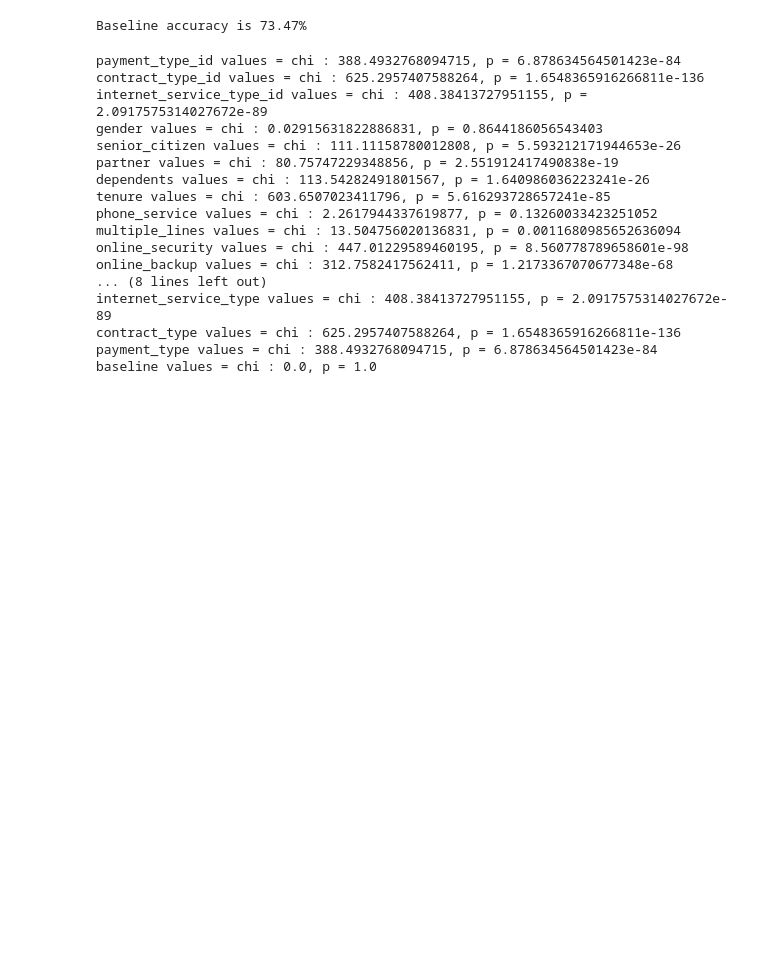
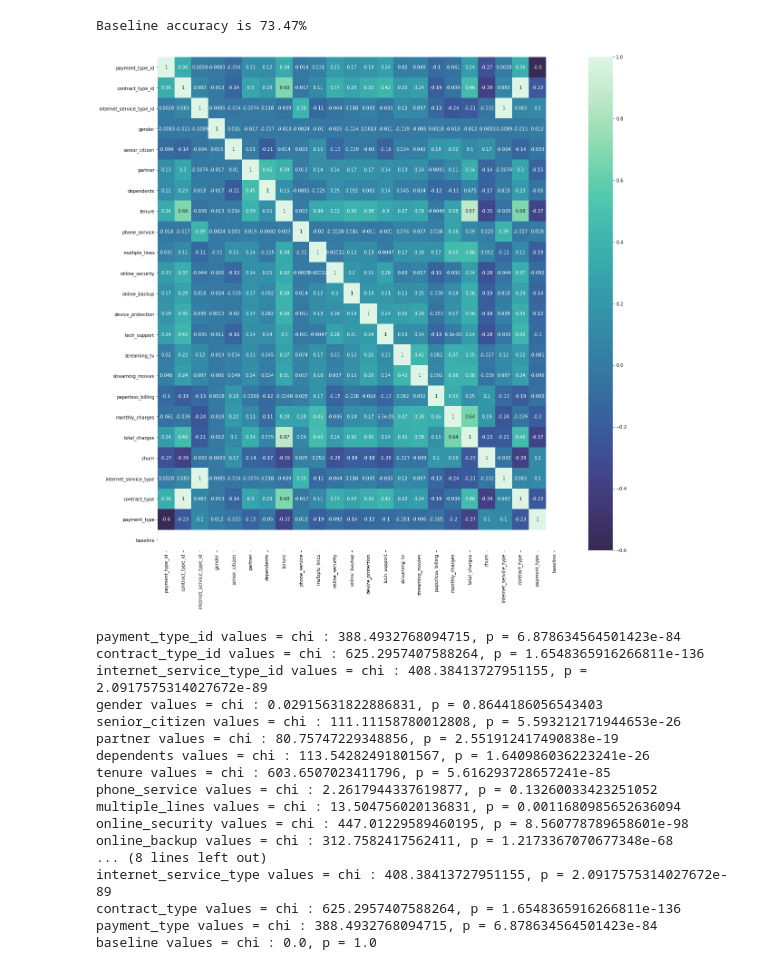
Before and after one commit to parkervoit/telco-classification-project, a Jupyter notebook: telco_workbook.ipynb, the cells around one changed output. Saved outputs shown, nothing was run; the diff lists cells and outputs as text; code cells hidden in the pictures; blank space fills up the shorter version.

```diff
--- a/telco_workbook.ipynb
+++ b/telco_workbook.ipynb
@@ -70,4 +86,4 @@ Name: churn, dtype: int64
 # %%
 churn_db['total_charges'] = churn_db['total_charges'].str.replace(' ', '0.00').astype('float64')
 # %%
-churn_db.drop('customer_id', axis = 1, inplace = True)
+churn_db.drop(['customer_id', 'payment_type_id','contract_type_id','internet_service_type_id'], axis = 1, inplace = True)
@@ -184,7 +224,7 @@ def train_validate_test_split(df, target, seed=123):
                                        stratify=train_validate[target])
     return train, validate, test
 # %%
-train, validate, test = train_validate_test_split(churn_df, 'churn')
+train, validate, test = train_validate_test_split(churn_db, 'churn')
 # %%
 train.head()
 # %% [output]
@@ -207,6 +247,12 @@ X_cols = train.columns.drop(['churn','internet_service_type','contract_type','pa
 X_train, y_train = train[X_cols], train[y_col]
 X_validate, y_validate = validate[X_cols], validate[y_col]
 X_test, y_test = test[X_cols], test[y_col]
+# %%
+plt.figure(figsize = [20,20])
+sns.heatmap(train.corr(), cmap='mako', center=0, annot=True)
+plt.show()
+# %% [output]
+[figure, added]
 # %%
 for x in train.columns:
     cross = pd.crosstab(index = train['churn'], columns = train[x])
```
Also changed, not shown: parts of 29 cells of this notebook, 1 other file.
